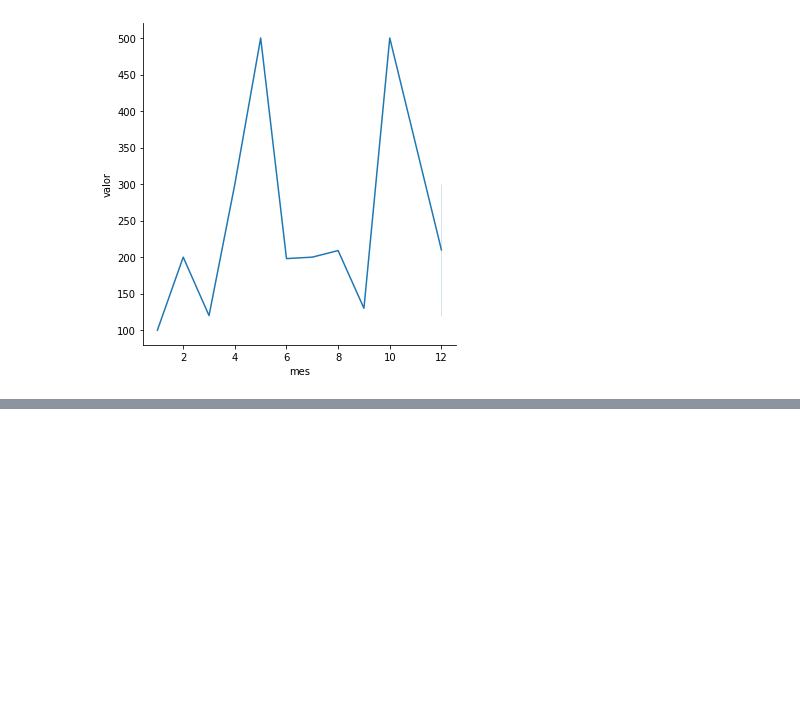
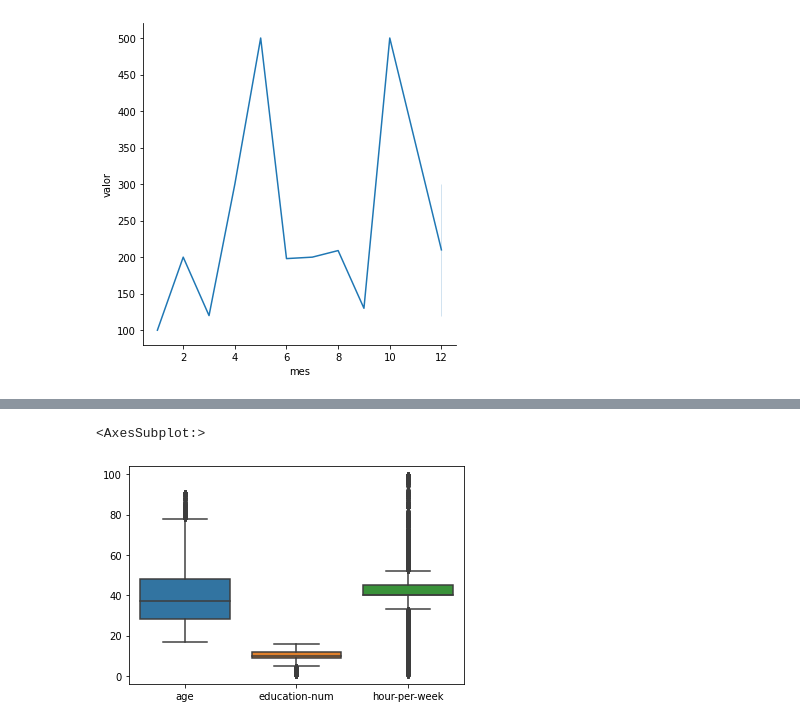
Before and after one commit to AlissonRaphael/statistics_for_data_science_and_machine_learning, a Jupyter notebook: 10_visualizacao/graficos.ipynb, the cells around one changed output, grey strips where cells are left out. Drawn from its saved outputs; the diff is of its cells as text; code cells hidden in the pictures; blank space fills up the shorter version.

```diff
--- a/10_visualizacao/graficos.ipynb
+++ b/10_visualizacao/graficos.ipynb
@@ -82,0 +95,3 @@ sns.relplot(x='mes', y='valor', kind='line', data=vendas_df)
+# %%
+dataset2 = dataset.iloc[:,[0,4,12]]
+dataset2.head()
@@ -82,0 +105,5 @@ sns.relplot(x='mes', y='valor', kind='line', data=vendas_df)
+# %%
+sns.boxplot(data=dataset2)
+# %% [output]
+<AxesSubplot:>
+[figure, added]
```
Also changed, not shown: parts of 4 cells of this notebook.
